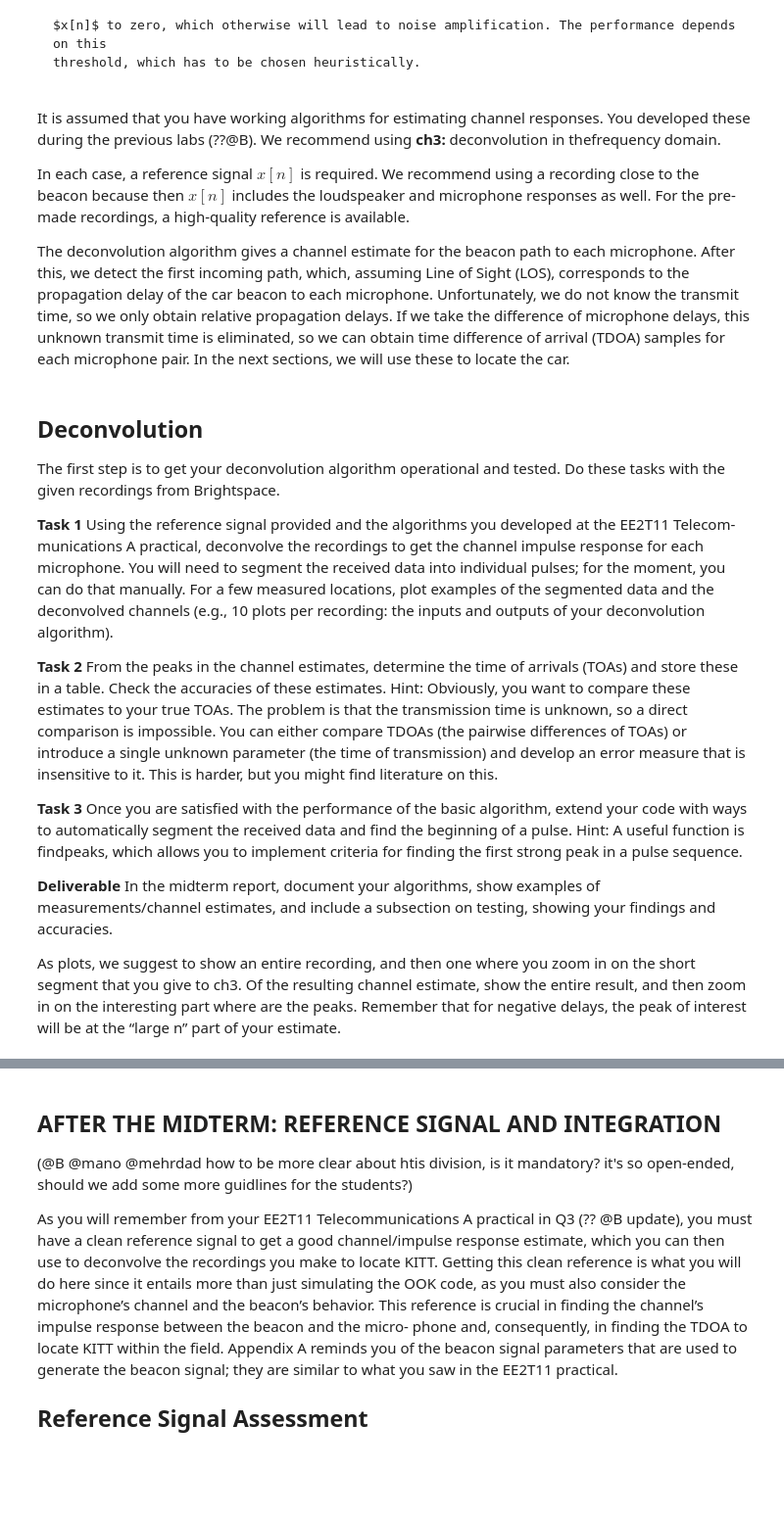
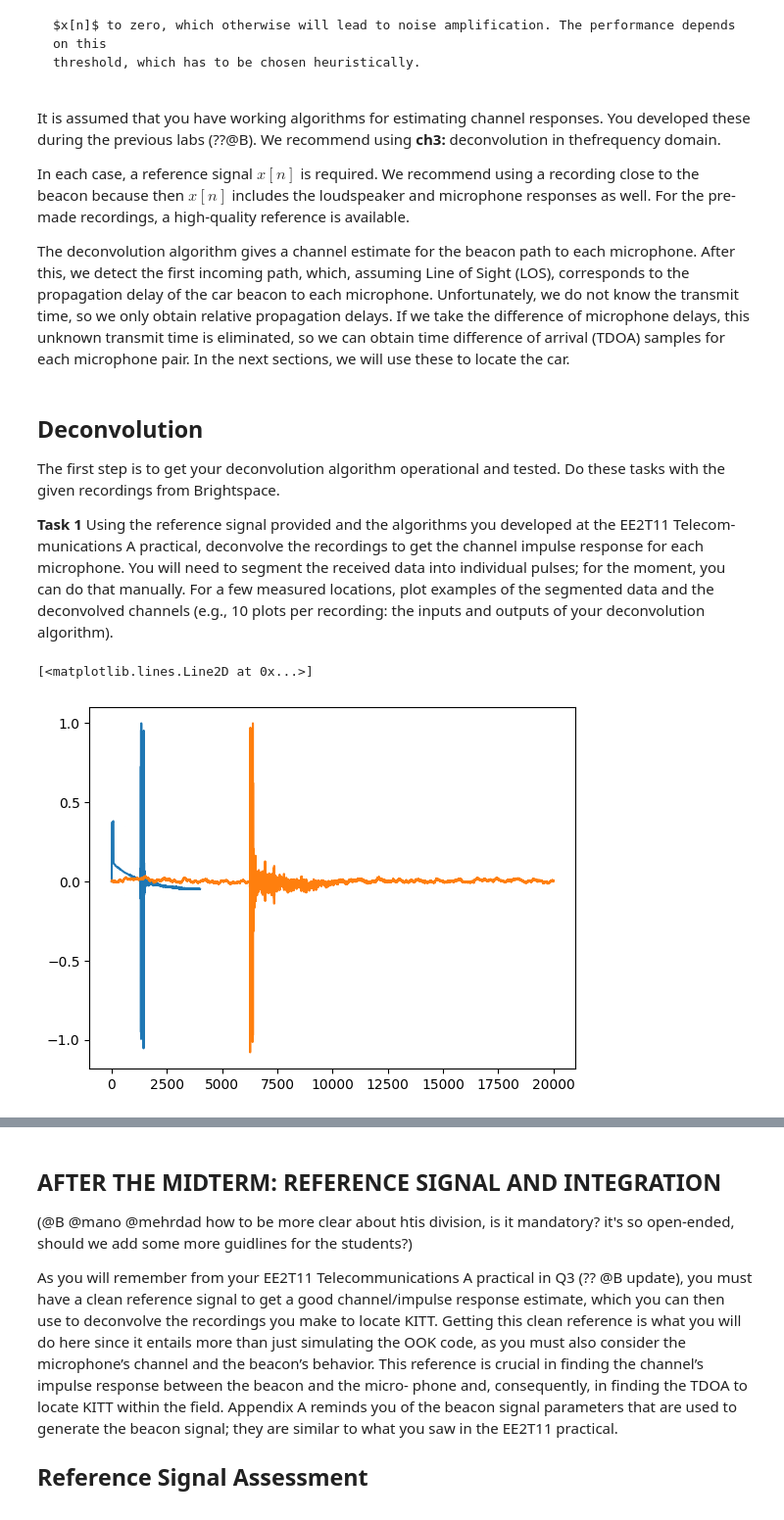
Before and after one commit to OpenEd-IP3/Book, a Jupyter notebook: Module 3.ipynb, the cells around one changed output, grey strips where cells are left out. Shown at 98% size. Saved outputs shown, nothing was run; the diff lists cells and outputs as text; code cells hidden in the pictures; blank space fills up the shorter version.

```diff
--- a/Module 3.ipynb
+++ b/Module 3.ipynb
@@ -140,23 +140,3 @@ munications A practical, deconvolve the recordings to get the channel impulse re
 microphone. You will need to segment the received data into individual pulses; for the moment,
 you can do that manually. For a few measured locations, plot examples of the segmented data and the deconvolved channels
 (e.g., 10 plots per recording: the inputs and outputs of your deconvolution algorithm).
-
-**Task 2**  From the peaks in the channel estimates, determine the time of arrivals (TOAs) and store these
-in a table. Check the accuracies of these estimates. Hint: Obviously, you want to compare these
-estimates to your true TOAs. The problem is that the transmission time is unknown, so a direct
-comparison is impossible. You can either compare TDOAs (the pairwise differences of TOAs) or
-introduce a single unknown parameter (the time of transmission) and develop an error measure
-that is insensitive to it. This is harder, but you might find literature on this.
-
-**Task 3**  Once you are satisfied with the performance of the basic algorithm, extend your code with ways
-to automatically segment the received data and find the beginning of a pulse. Hint: A useful
-function is findpeaks, which allows you to implement criteria for finding the first strong peak in
-a pulse sequence.
-
-**Deliverable** In the midterm report, document your algorithms, show examples of measurements/channel
-estimates, and include a subsection on testing, showing your findings and accuracies.
-
-As plots, we suggest to show an entire recording, and then one where you zoom in on the short
-segment that you give to ch3. Of the resulting channel estimate, show the entire result, and then
-zoom in on the interesting part where are the peaks. Remember that for negative delays, the peak
-of interest will be at the “large n” part of your estimate.
@@ -162,0 +154,15 @@ of interest will be at the “large n” part of your estimate.
+# %%
+### load, normalize and segment one period of the reference signal
+Fs, refSignal = wavfile.read("files/student_recording/reference.wav") # reference signal
+refSignal = refSignal[0:4000,0] # one pulse
+refSignal = refSignal / max(refSignal) # normalize
+plt.plot(refSignal)
+
+# load, normalize and segment one period of the reference signal
+Fs, reccordings = wavfile.read("files/student_recording/record_x109_y76.wav")
+slice_rec1 = reccordings[:20000,0]
+slice_rec1 = slice_rec1 / max(slice_rec1) # normalize
+plt.plot(slice_rec1) #one pulse
+# %% [output]
+[<matplotlib.lines.Line2D at 0x...>]
+[figure, added]
```
Also changed, not shown: parts of 24 cells of this notebook, 14 other files.
